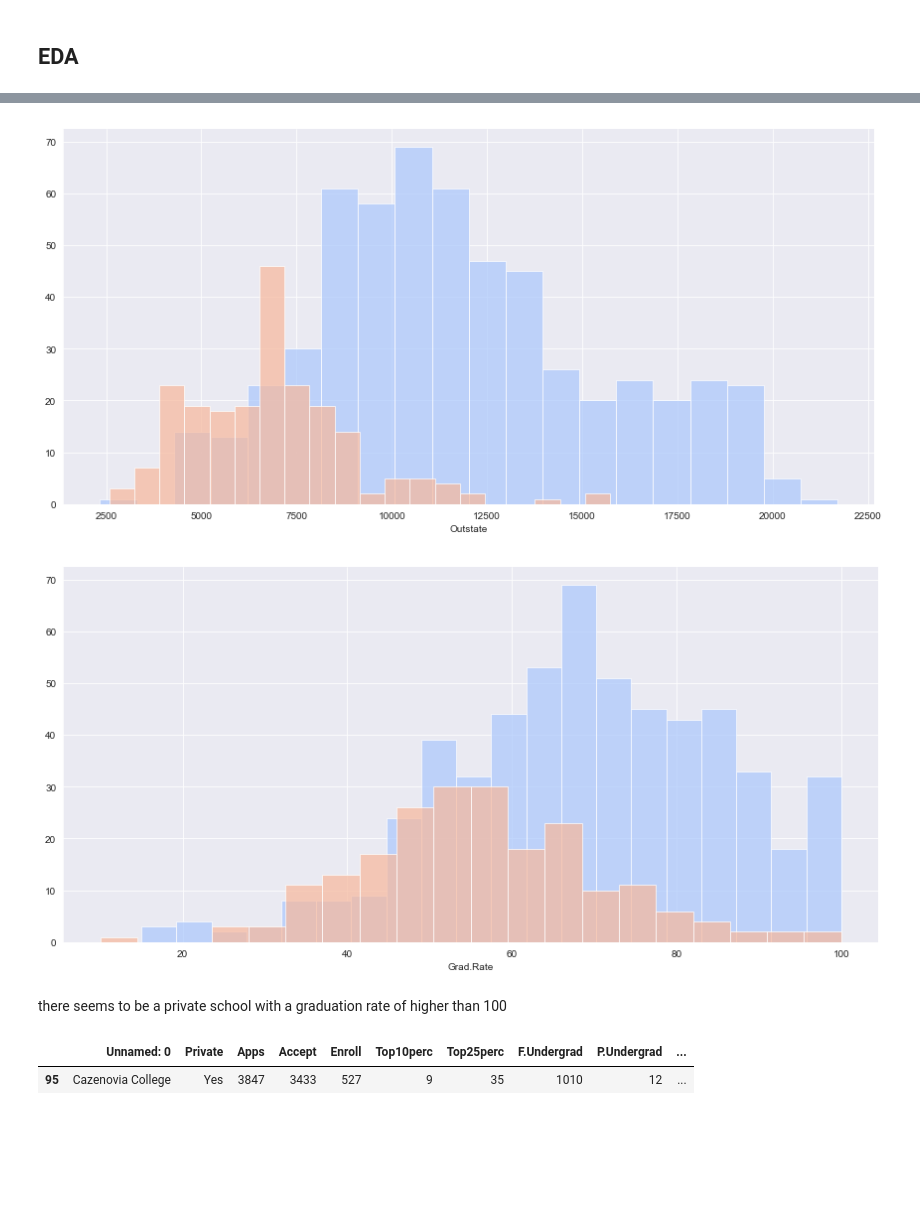
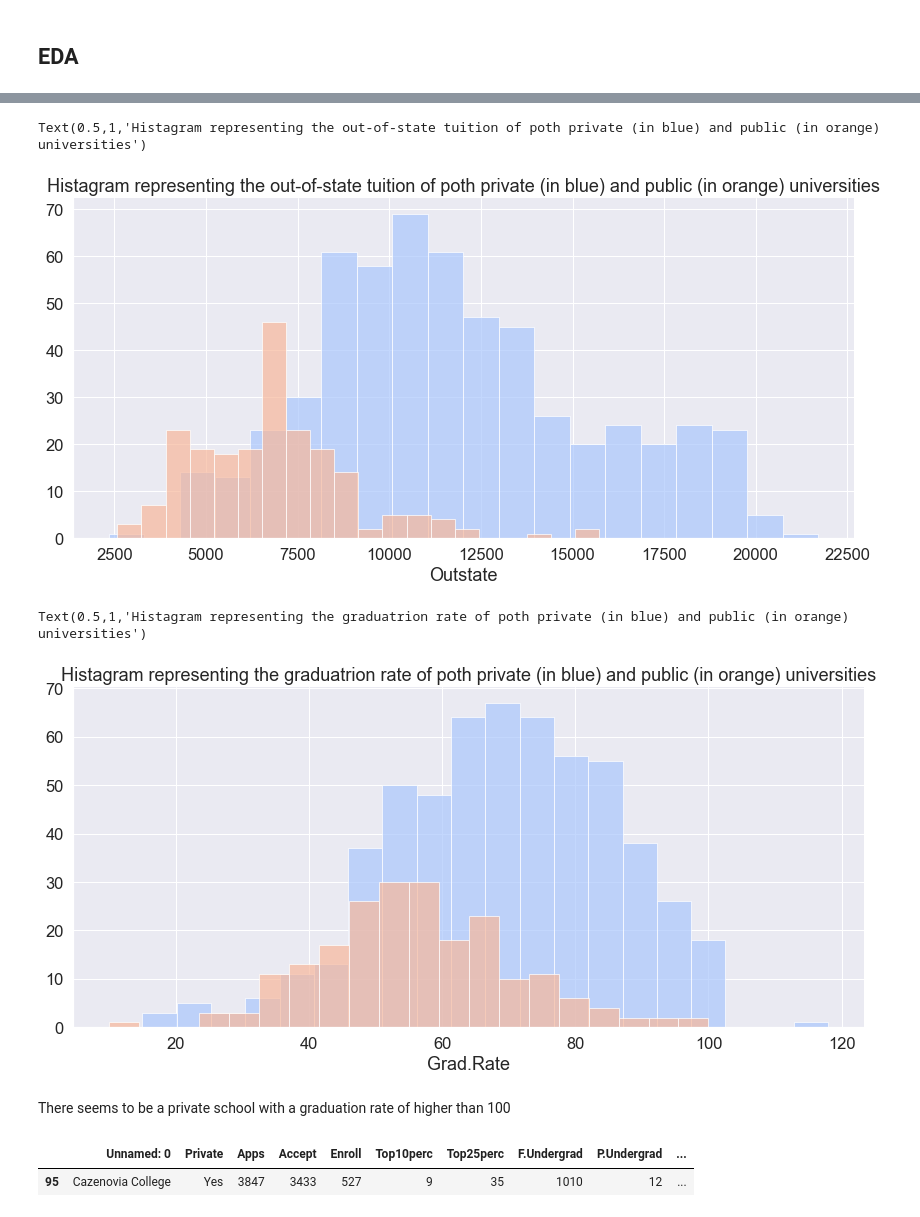
Before and after one commit to NinaPacifico/cluster-universities-into-public-or-private, a Jupyter notebook: K Means Clustering.ipynb, the cells around one changed output, grey strips where cells are left out. Cells and saved outputs as stored; diff of their text form; code cells hidden in the pictures; blank space fills up the shorter version.

```diff
--- a/K Means Clustering.ipynb
+++ b/K Means Clustering.ipynb
@@ -85,6 +85,7 @@ college_data.describe()
 # %% [markdown]
 ## EDA
 # %%
+sns.set(font_scale=1.5)
 sns.set_style('whitegrid')
 sns.relplot(x='Room.Board',y='Grad.Rate',data=college_data,hue='Private')
 # %% [output]
@@ -100,16 +101,20 @@ sns.relplot(x='Outstate',y='F.Undergrad',data=college_data,hue='Private')
 sns.set_style('darkgrid')
 g = sns.FacetGrid(college_data,hue="Private",palette='coolwarm',height=6,aspect=2)
 g = g.map(plt.hist,'Outstate',bins=20,alpha=0.7)
+plt.title('Histagram representing the out-of-state tuition of poth private (in blue) and public (in orange) universities')
 # %% [output]
+Text(0.5,1,'Histagram representing the out-of-state tuition of poth private (in blue) and public (in orange) universities')
-[figure, old version]
+[figure, new version]
 # %%
 sns.set_style('darkgrid')
 g = sns.FacetGrid(college_data,hue="Private",palette='coolwarm',height=6,aspect=2)
 g = g.map(plt.hist,'Grad.Rate',bins=20,alpha=0.7)
+plt.title('Histagram representing the graduatrion rate of poth private (in blue) and public (in orange) universities')
 # %% [output]
+Text(0.5,1,'Histagram representing the graduatrion rate of poth private (in blue) and public (in orange) universities')
-[figure, old version]
+[figure, new version]
 # %% [markdown]
-there seems to be a private school with a graduation rate of higher than 100
+There seems to be a private school with a graduation rate of higher than 100
 # %%
 college_data[college_data['Grad.Rate']>100]
 # %% [output]
```
Also changed, not shown: parts of 6 cells of this notebook.
